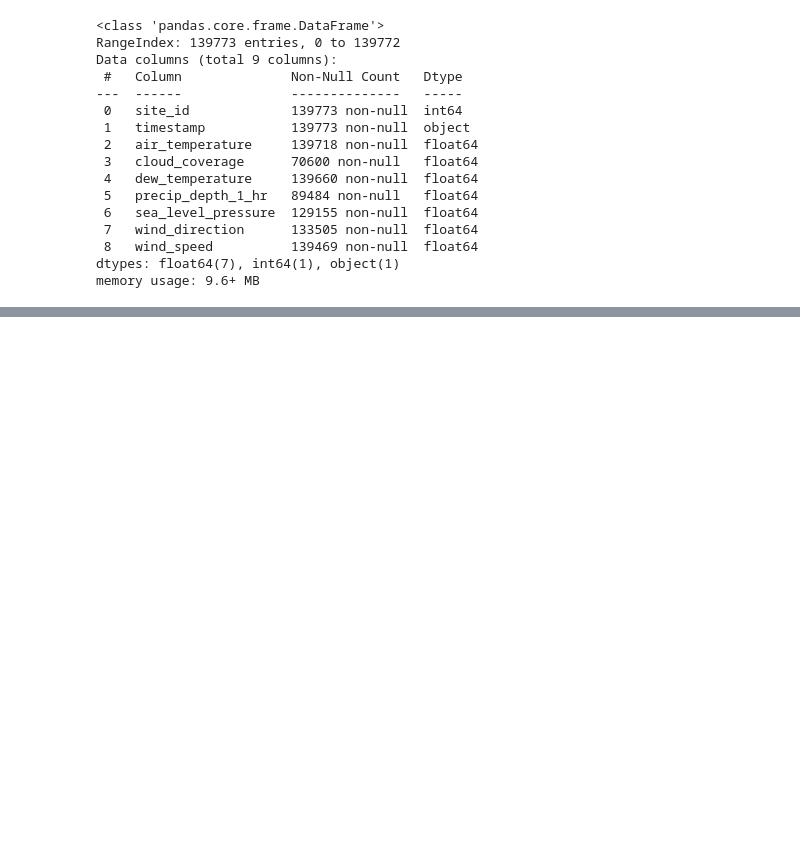
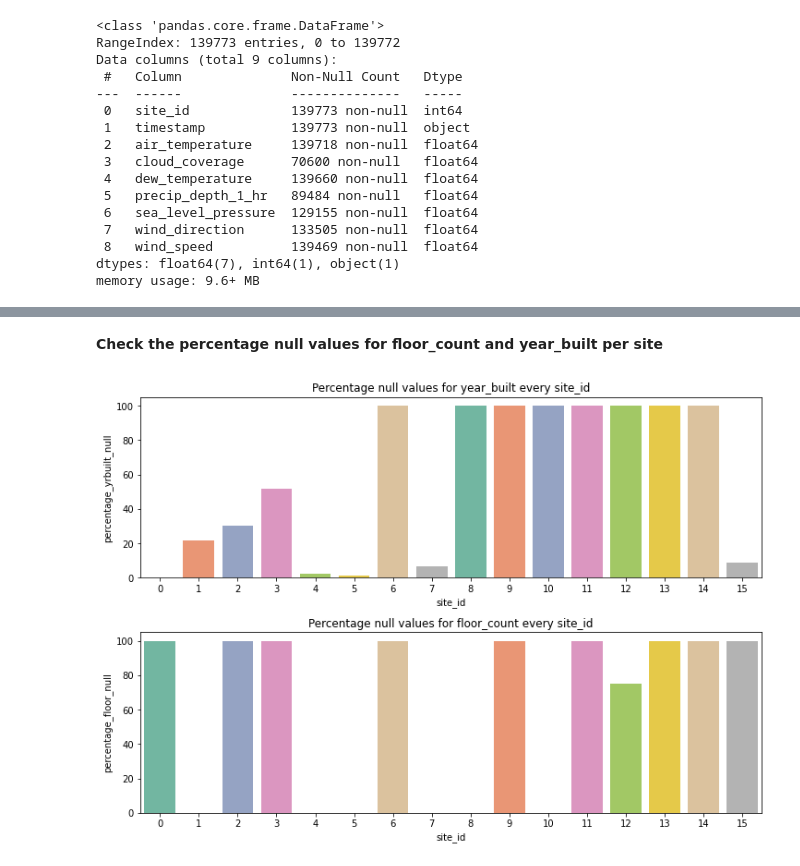
Before and after one commit to vaishalipp/ashrae-energy-predictor-3, a Jupyter notebook: notebooks/DataWrangling_Capstone2.ipynb, the cells around one changed output, grey strips where cells are left out. Saved outputs shown, nothing was run; the diff lists cells and outputs as text; code cells hidden in the pictures; blank space fills up the shorter version.

```diff
--- a/notebooks/DataWrangling_Capstone2.ipynb
+++ b/notebooks/DataWrangling_Capstone2.ipynb
@@ -388,0 +236,20 @@ outliers_df[~((outliers_df < (Q1 - 1.5 * IQR)) |(outliers_df > (Q3 + 1.5 * IQR))
+# %% [markdown]
+**Check the percentage null values for floor_count and year_built per site**
+# %%
+fig,axs = plt.subplots(2,1,figsize=(10, 7),constrained_layout=True)
+bg_grpby = building_metadata_df.groupby(by=['site_id'])
+
+yr_built_null = bg_grpby[['year_built']].apply(lambda x : x.isnull().sum()/len(x)*100).round(4)\
+                .rename(columns={'year_built':'percentage_yrbuilt_null'})
+#yr_built_null = yr_built_null[yr_built_null.percentage_yrbuilt_null.notnull() & yr_built_null.percentage_yrbuilt_null > 0].sort_values(by='percentage_yrbuilt_null')
+sns.barplot(data=yr_built_null,x=yr_built_null.index,y="percentage_yrbuilt_null",palette="Set2",ax=axs[0])
+
+bg_flrnull = bg_grpby[['floor_count']].apply(lambda x : x.isnull().sum()/len(x)*100).round(4)\
+                .rename(columns={'floor_count':'percentage_floor_null'})
+#bg_flrnull = bg_flrnull[bg_flrnull.percentage_floor_null.notnull() & bg_flrnull.percentage_floor_null > 0].sort_values(by='percentage_floor_null')
+sns.barplot(data=bg_flrnull,x=bg_flrnull.index,y="percentage_floor_null",palette="Set2",ax=axs[1])
+
+_= axs[0].set_title("Percentage null values for year_built every site_id")
+_= axs[1].set_title("Percentage null values for floor_count every site_id")
+# %% [output]
+[figure, added]
```
Also changed, not shown: parts of 92 cells of this notebook.
